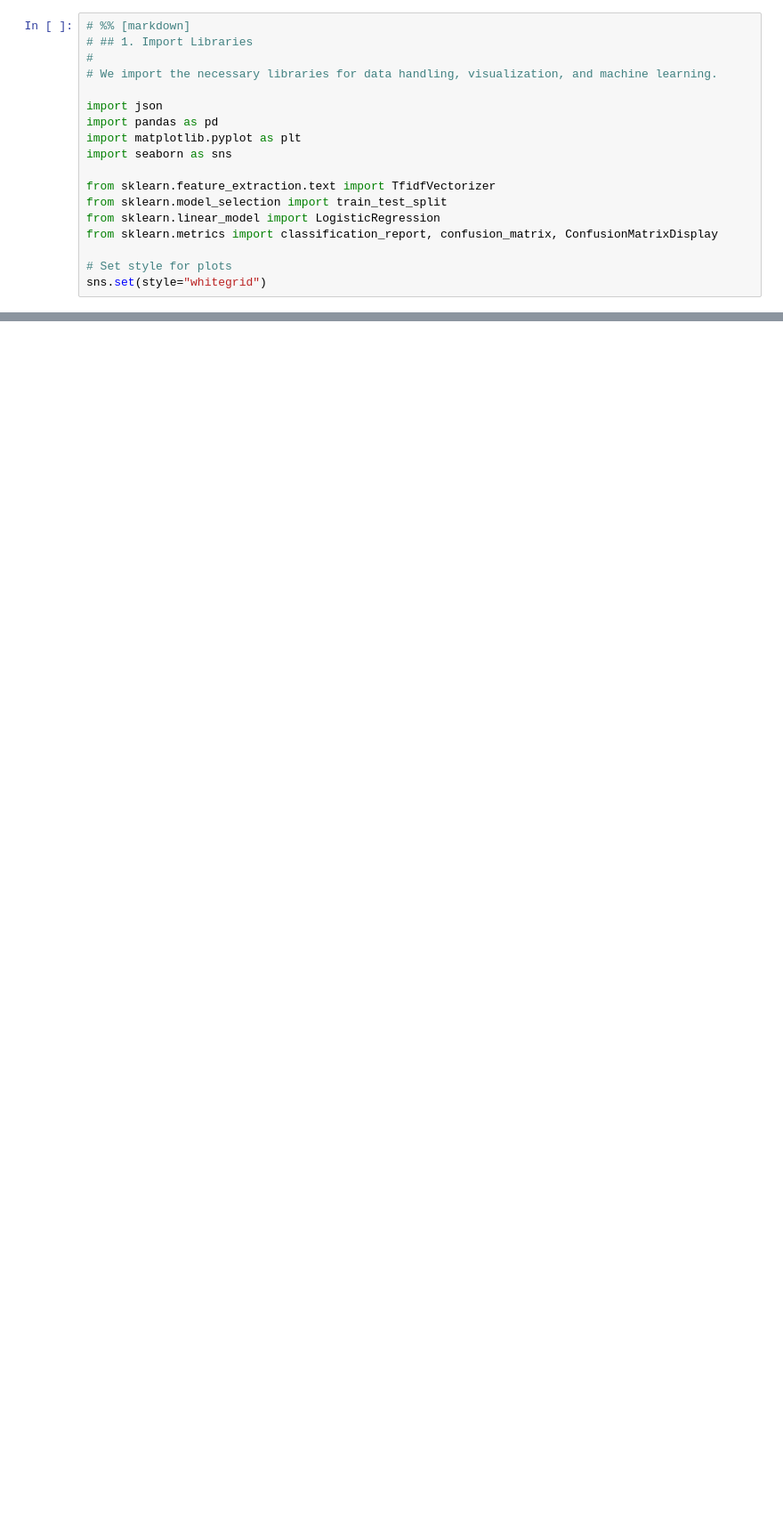
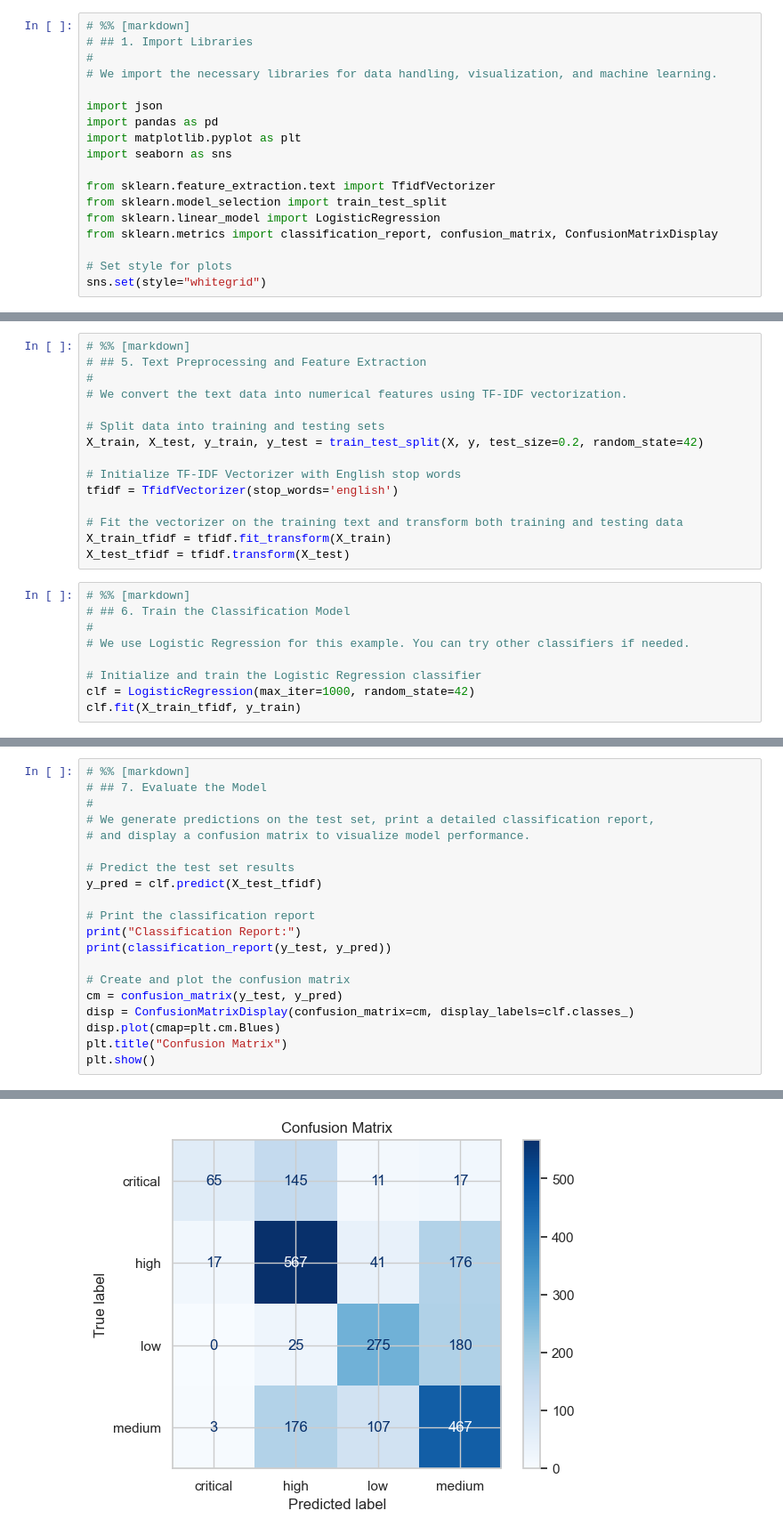
Before and after one commit to shrijayan/monk_modernbert, a Jupyter notebook: data_analysis.ipynb, the cells around one changed output, grey strips where cells are left out. Shown at 89% size. Drawn from its saved outputs; the diff is of its cells as text; blank space fills up the shorter version.

```diff
--- a/data_analysis.ipynb
+++ b/data_analysis.ipynb
@@ -36,0 +133,24 @@ NameError: name 'json' is not defined
+# %%
+# %% [markdown]
+# ## 5. Text Preprocessing and Feature Extraction
+#
+# We convert the text data into numerical features using TF-IDF vectorization.
+
+# Split data into training and testing sets
+X_train, X_test, y_train, y_test = train_test_split(X, y, test_size=0.2, random_state=42)
+
+# Initialize TF-IDF Vectorizer with English stop words
+tfidf = TfidfVectorizer(stop_words='english')
+
+# Fit the vectorizer on the training text and transform both training and testing data
+X_train_tfidf = tfidf.fit_transform(X_train)
+X_test_tfidf = tfidf.transform(X_test)
+# %%
+# %% [markdown]
+# ## 6. Train the Classification Model
+#
+# We use Logistic Regression for this example. You can try other classifiers if needed.
+
+# Initialize and train the Logistic Regression classifier
+clf = LogisticRegression(max_iter=1000, random_state=42)
+clf.fit(X_train_tfidf, y_train)
@@ -36,0 +159,21 @@ NameError: name 'json' is not defined
+# %%
+# %% [markdown]
+# ## 7. Evaluate the Model
+#
+# We generate predictions on the test set, print a detailed classification report,
+# and display a confusion matrix to visualize model performance.
+
+# Predict the test set results
+y_pred = clf.predict(X_test_tfidf)
+
+# Print the classification report
+print("Classification Report:")
+print(classification_report(y_test, y_pred))
+
+# Create and plot the confusion matrix
+cm = confusion_matrix(y_test, y_pred)
+disp = ConfusionMatrixDisplay(confusion_matrix=cm, display_labels=clf.classes_)
+disp.plot(cmap=plt.cm.Blues)
+plt.title("Confusion Matrix")
+plt.show()
+# %% [output]
@@ -36,0 +191 @@ NameError: name 'json' is not defined
+[figure, added]
```
Also changed, not shown: parts of 8 cells of this notebook.
